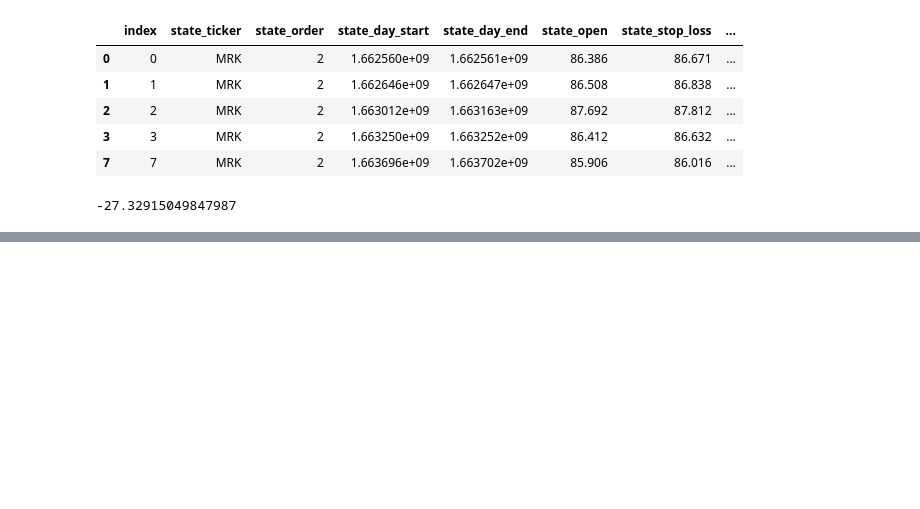
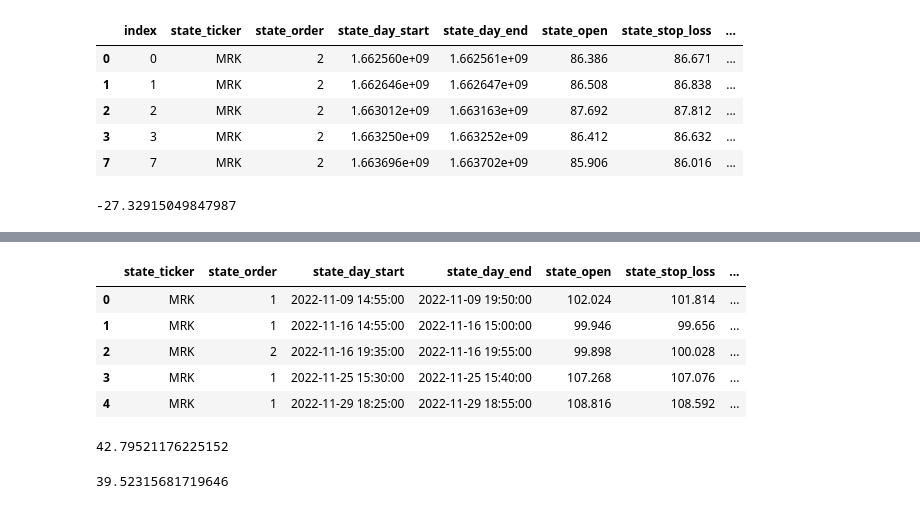
Before and after one commit to trollssqwer/stock-app, a Jupyter notebook: test.ipynb, the cells around one changed output, grey strips where cells are left out. Cells and saved outputs as stored; diff of their text form; code cells hidden in the pictures; blank space fills up the shorter version.

```diff
--- a/test.ipynb
+++ b/test.ipynb
@@ -295,0 +173,35 @@ stock_tp_data.loc[stock_tp_data.state_close_estimate > -20].state_close_estimate
+# %%
+tp_data.head(5)
+# %% [output]
+|  | state_ticker | state_order | state_day_start | state_day_end | state_open | state_stop_loss | ... |
+| 0 | MRK | 1 | 2022-11-09 14:55:00 | 2022-11-09 19:50:00 | 102.024 | 101.814 | ... |
+| 1 | MRK | 1 | 2022-11-16 14:55:00 | 2022-11-16 15:00:00 | 99.946 | 99.656 | ... |
+| 2 | MRK | 2 | 2022-11-16 19:35:00 | 2022-11-16 19:55:00 | 99.898 | 100.028 | ... |
+| 3 | MRK | 1 | 2022-11-25 15:30:00 | 2022-11-25 15:40:00 | 107.268 | 107.076 | ... |
+| 4 | MRK | 1 | 2022-11-29 18:25:00 | 2022-11-29 18:55:00 | 108.816 | 108.592 | ... |
+# %%
+tp_data = preprocess_tp_data('/Users/tranthong/Desktop/stock-app/state_output_new.csv')
+def get_return_with_max_estimate(state_return_list, min_thresh = 12, cut_thresh = 0.66):
+    c = np.array(state_return_list)
+    x = c[c > min_thresh]
+    if len(x) > 0:
+        list_temp = [x[0]]
+        for i in range(1, len(x)):
+            temp = x[0:i].max() * cut_thresh
+            list_temp.append(temp)
+        temp_df = pd.DataFrame()
+        temp_df['a'] = x
+        temp_df['b'] = list_temp
+        return temp_df.a.iloc[-1] if temp_df.loc[temp_df.a < temp_df.b].empty else  temp_df.loc[temp_df.a < temp_df.b].iloc[0].a
+    else:
+        lost_r = c[-1] if c[-1] > 0 else -1
+        return lost_r
+
+tp_data['new_estimate'] = tp_data.state_chain.apply(lambda x: get_return_with_max_estimate(x, 12, 0.66))
+tp_data.new_estimate.sum()
+# %% [output]
+42.79521176225152
+# %%
+tp_data.state_close_estimate.sum()
+# %% [output]
+39.52315681719646
```
Also changed, not shown: parts of 30 cells of this notebook.
